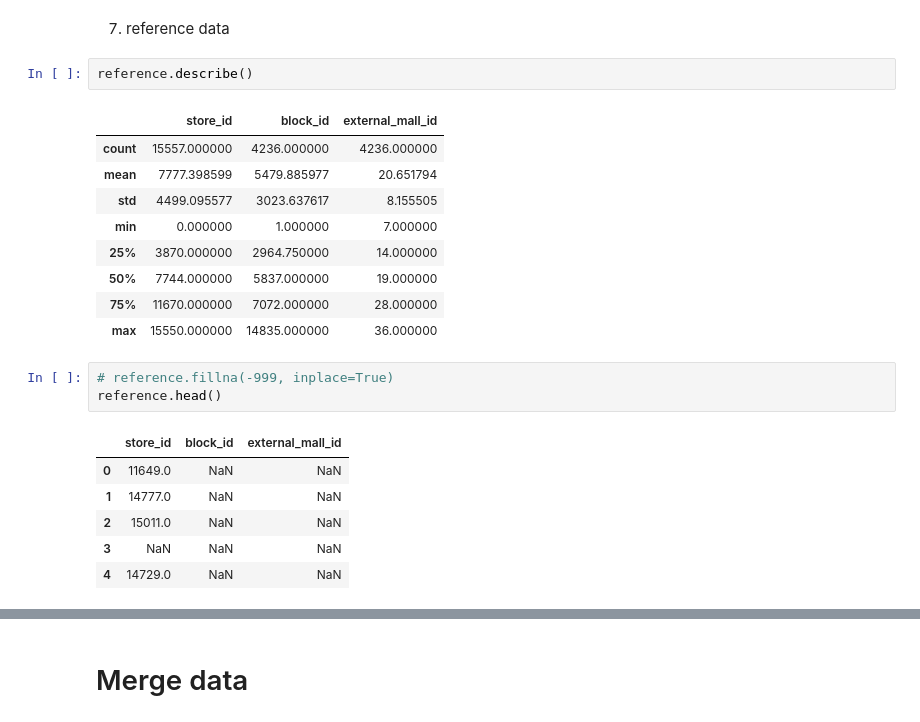
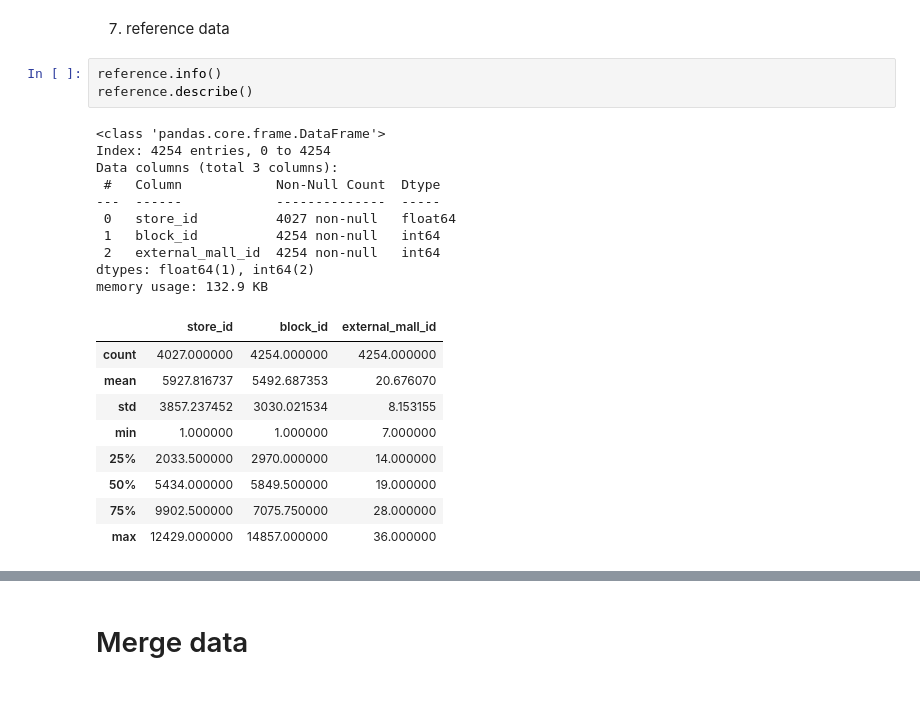
Before and after one commit to JokyHub/Data-Challenge-URW-HEC, a Jupyter notebook: notebook-rong.ipynb, the cells around one changed output, grey strips where cells are left out. Saved outputs shown, nothing was run; the diff lists cells and outputs as text; blank space fills up the shorter version.

```diff
--- a/notebook-rong.ipynb
+++ b/notebook-rong.ipynb
@@ -449,24 +533,25 @@ memory usage: 916.1 KB
 # %% [markdown]
 7. reference data
 # %%
+reference.info()
 reference.describe()
 # %% [output]
+<class 'pandas.core.frame.DataFrame'>
+Index: 4254 entries, 0 to 4254
+Data columns (total 3 columns):
+ #   Column            Non-Null Count  Dtype
+---  ------            --------------  -----
+ 0   store_id          4027 non-null   float64
+ 1   block_id          4254 non-null   int64
+ 2   external_mall_id  4254 non-null   int64
+dtypes: float64(1), int64(2)
+memory usage: 132.9 KB
 |  | store_id | block_id | external_mall_id |
-| count | 15557.000000 | 4236.000000 | 4236.000000 |
-| mean | 7777.398599 | 5479.885977 | 20.651794 |
-| std | 4499.095577 | 3023.637617 | 8.155505 |
-| min | 0.000000 | 1.000000 | 7.000000 |
-| 25% | 3870.000000 | 2964.750000 | 14.000000 |
-| 50% | 7744.000000 | 5837.000000 | 19.000000 |
-| 75% | 11670.000000 | 7072.000000 | 28.000000 |
-| max | 15550.000000 | 14835.000000 | 36.000000 |
+| count | 4027.000000 | 4254.000000 | 4254.000000 |
+| mean | 5927.816737 | 5492.687353 | 20.676070 |
+| std | 3857.237452 | 3030.021534 | 8.153155 |
+| min | 1.000000 | 1.000000 | 7.000000 |
+| 25% | 2033.500000 | 2970.000000 | 14.000000 |
+| 50% | 5434.000000 | 5849.500000 | 19.000000 |
+| 75% | 9902.500000 | 7075.750000 | 28.000000 |
+| max | 12429.000000 | 14857.000000 | 36.000000 |
-# %%
-# reference.fillna(-999, inplace=True)
-reference.head()
-# %% [output]
-|  | store_id | block_id | external_mall_id |
-| 0 | 11649.0 | NaN | NaN |
-| 1 | 14777.0 | NaN | NaN |
-| 2 | 15011.0 | NaN | NaN |
-| 3 | NaN | NaN | NaN |
-| 4 | 14729.0 | NaN | NaN |
```
Also changed, not shown: parts of 18 cells of this notebook.
